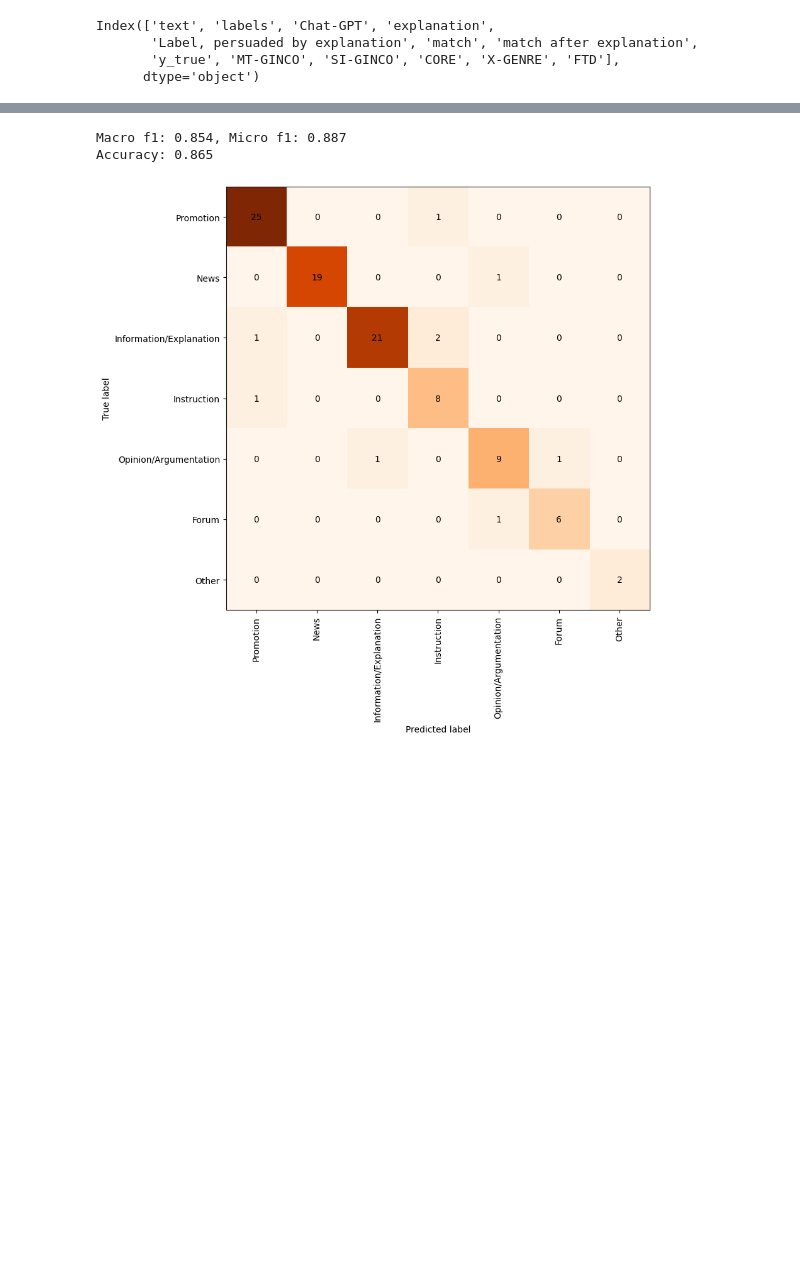
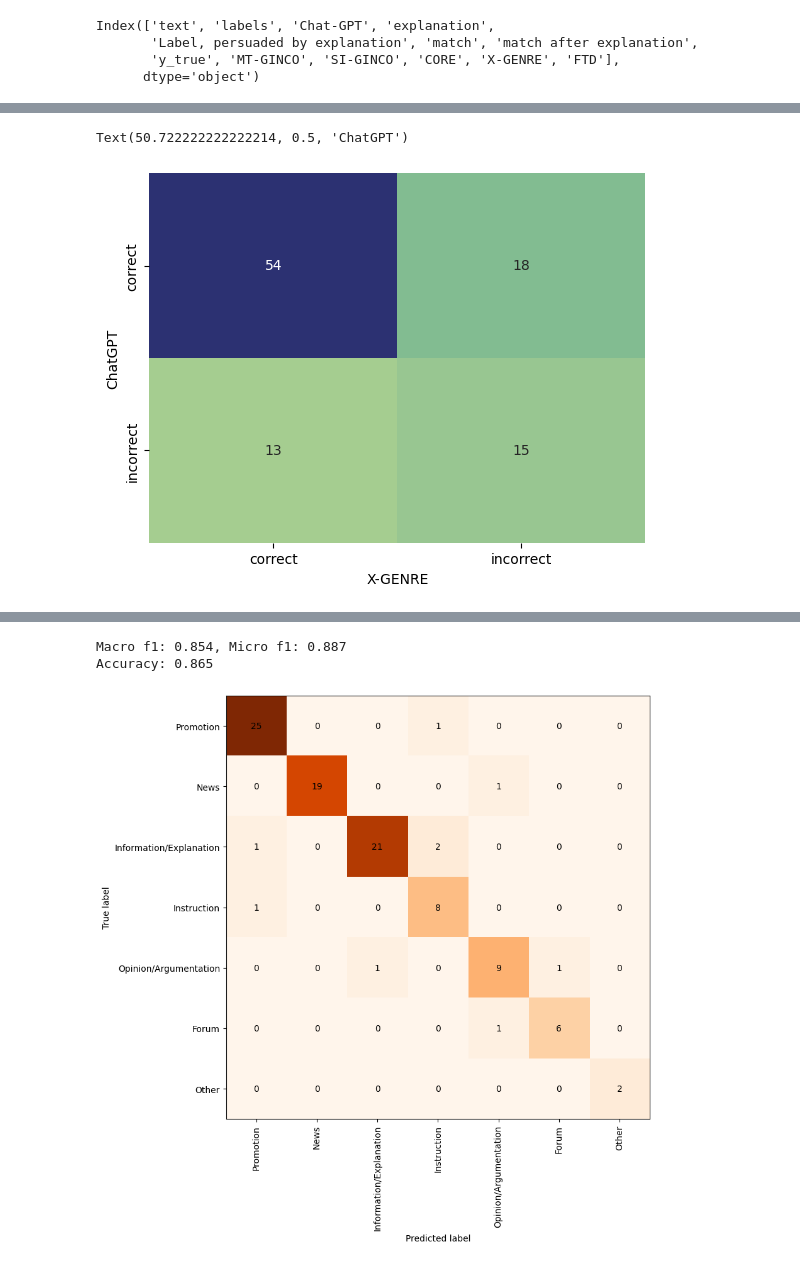
Before and after one commit to TajaKuzman/Genre-Datasets-Comparison, a Jupyter notebook: Creation-of-classifiers-and-cross-prediction/5.4-X-GENRE-experiments-result-analysis.ipynb, the cells around one changed output, grey strips where cells are left out. Saved outputs shown, nothing was run; the diff lists cells and outputs as text; code cells hidden in the pictures; blank space fills up the shorter version.

```diff
--- a/Creation-of-classifiers-and-cross-prediction/5.4-X-GENRE-experiments-result-analysis.ipynb
+++ b/Creation-of-classifiers-and-cross-prediction/5.4-X-GENRE-experiments-result-analysis.ipynb
@@ -447,0 +518,6 @@ Index(['text', 'labels', 'Chat-GPT', 'explanation',
+# %%
+# Add information in columns where X-GENRE predictions are (in)correct and where Chat-GPT predictions are (in)correct
+comparison["X-GENRE-correctness"] = np.where((comparison["labels"] == comparison["X-GENRE"]), "correct", "incorrect")
+comparison["ChatGPT-correctness"] = np.where((comparison["labels"] == comparison["Chat-GPT"]), "correct", "incorrect")
+
+comparison.head(2)
@@ -447,0 +528,13 @@ Index(['text', 'labels', 'Chat-GPT', 'explanation',
+# %%
+# Analyse in how the models' result cooccur
+import seaborn as sns
+import matplotlib.pyplot as plt
+
+result_crosstab = pd.crosstab(comparison["ChatGPT-correctness"], comparison["X-GENRE-correctness"])
+sns.heatmap(result_crosstab, annot=True, cbar=False, cmap="crest")
+
+plt.xlabel("X-GENRE")
+plt.ylabel("ChatGPT")
+# %% [output]
+Text(50.722222222222214, 0.5, 'ChatGPT')
+[figure, added]
```
Also changed, not shown: parts of 22 cells of this notebook, 4 other files.
